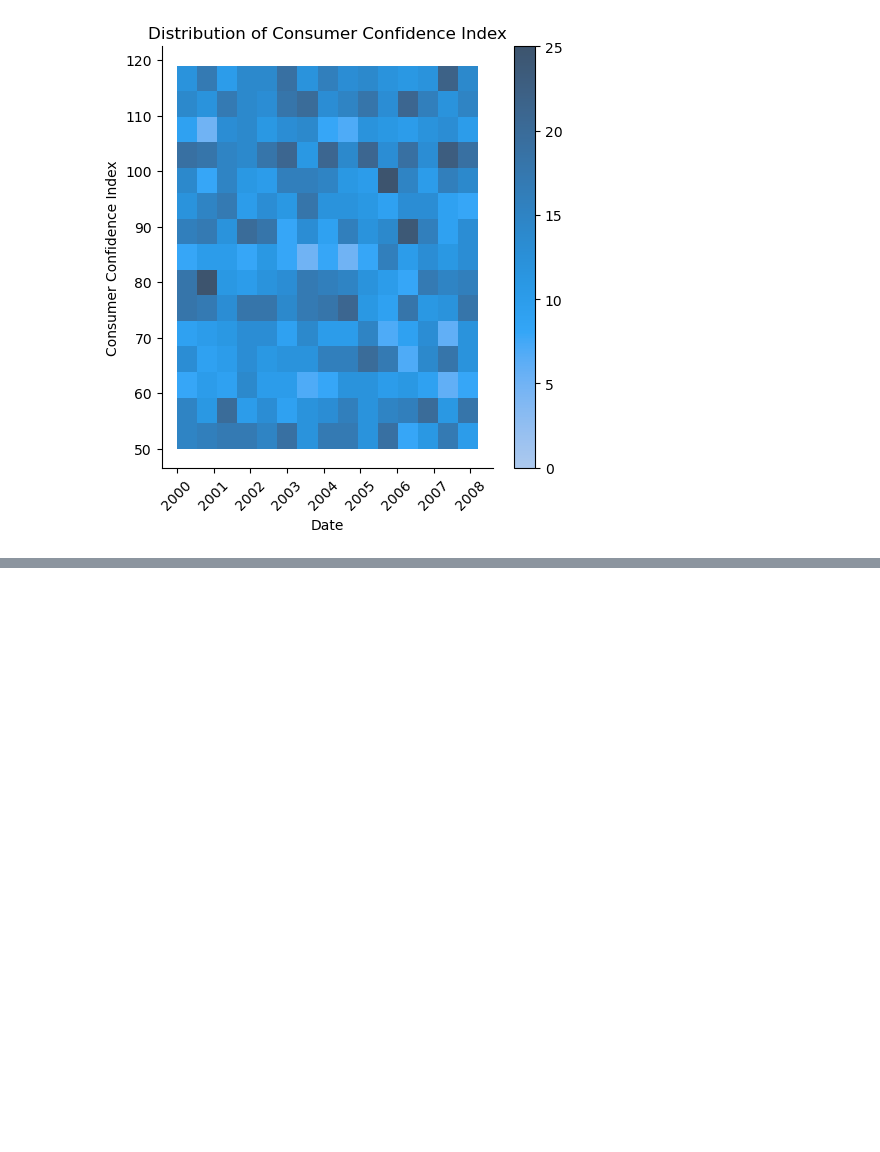
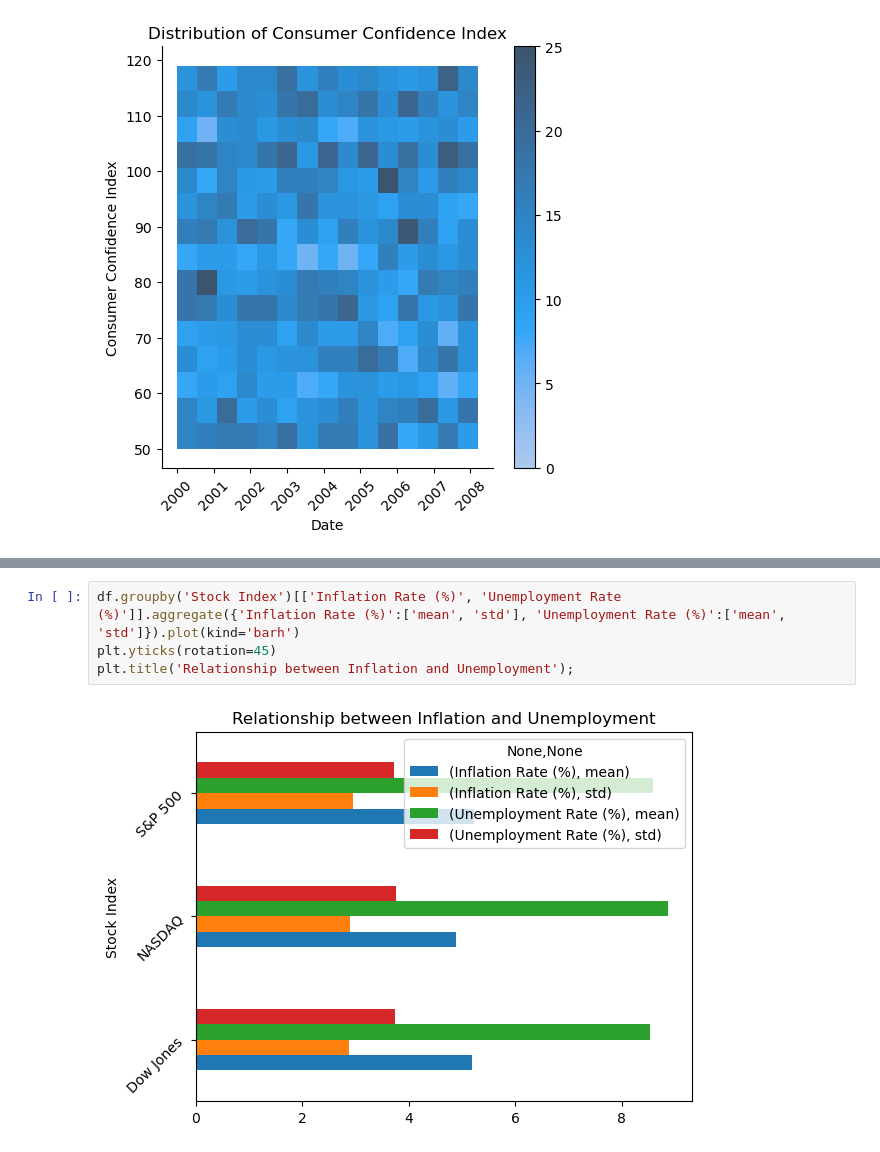
Before and after one commit to krasigarev/Finance-Economics-Dataset-2000---2008-years, a Jupyter notebook: finances_analysis.ipynb, the cells around one changed output, grey strips where cells are left out. Drawn from its saved outputs; the diff is of its cells as text; blank space fills up the shorter version.

```diff
--- a/finances_analysis.ipynb
+++ b/finances_analysis.ipynb
@@ -257,0 +269,6 @@ plt.show()
+# %%
+df.groupby('Stock Index')[['Inflation Rate (%)', 'Unemployment Rate (%)']].aggregate({'Inflation Rate (%)':['mean', 'std'], 'Unemployment Rate (%)':['mean', 'std']}).plot(kind='barh')
+plt.yticks(rotation=45)
+plt.title('Relationship between Inflation and Unemployment');
+# %% [output]
+[figure, added]
```
Also changed, not shown: parts of 5 cells of this notebook.
